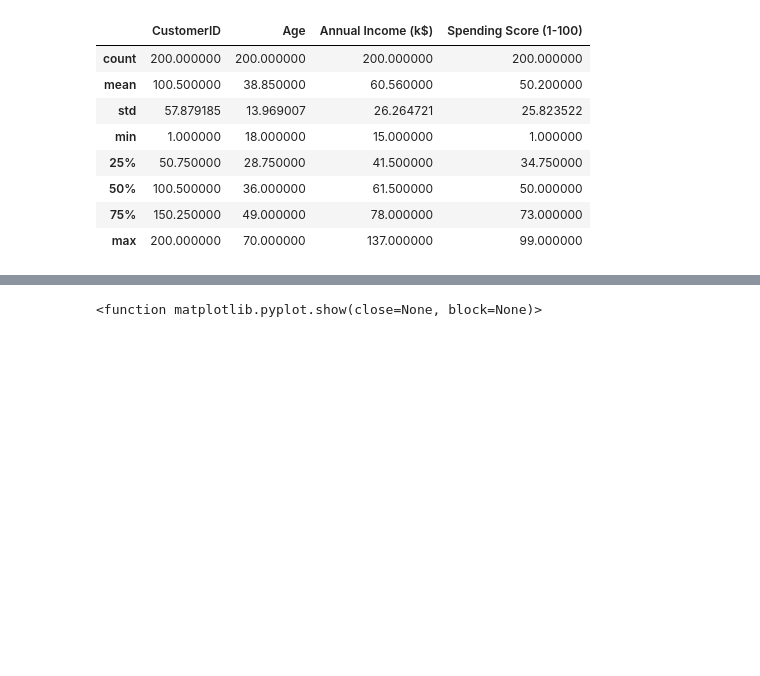
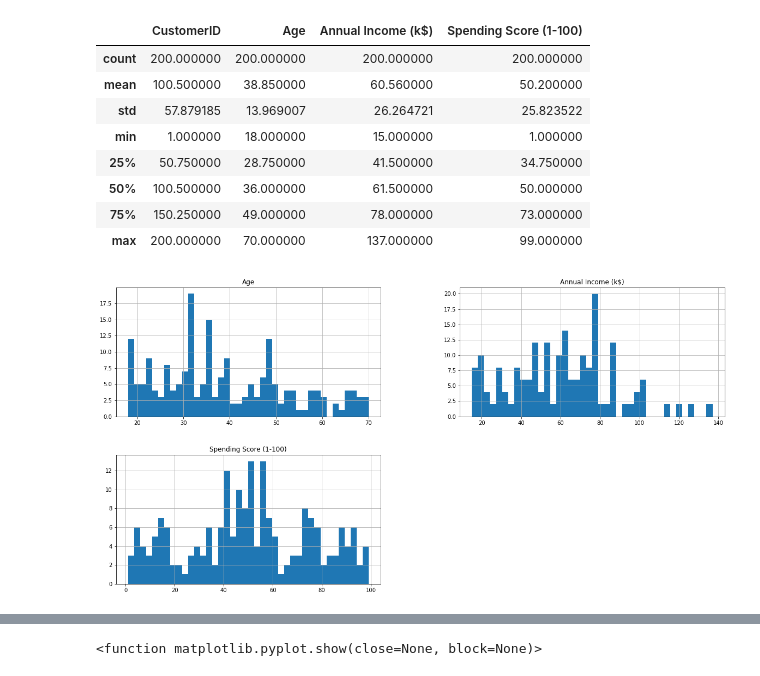
Before and after one commit to VictorSMonteiro/Projeto-Especial---Segmenta-ao-do-Clientes-, a Jupyter notebook: Teste Projeto.ipynb, the cells around one changed output, grey strips where cells are left out. Saved outputs shown, nothing was run; the diff lists cells and outputs as text; code cells hidden in the pictures; blank space fills up the shorter version.

```diff
--- a/Teste Projeto.ipynb
+++ b/Teste Projeto.ipynb
@@ -110,3 +138,12 @@ df.describe()
 | 50% | 100.500000 | 36.000000 | 61.500000 | 50.000000 |
 | 75% | 150.250000 | 49.000000 | 78.000000 | 73.000000 |
 | max | 200.000000 | 70.000000 | 137.000000 | 99.000000 |
+# %%
+#   Importação da Biblioteca Matplotlib para a geração de gráficos
+import matplotlib.pyplot as plt
+
+#   Visualização de dados das colunas a partir de histograms
+df.hist(figsize=(20,10) , bins= 40)
+plt.show()
+# %% [output]
+[figure, added]
```
Also changed, not shown: parts of 19 cells of this notebook.
